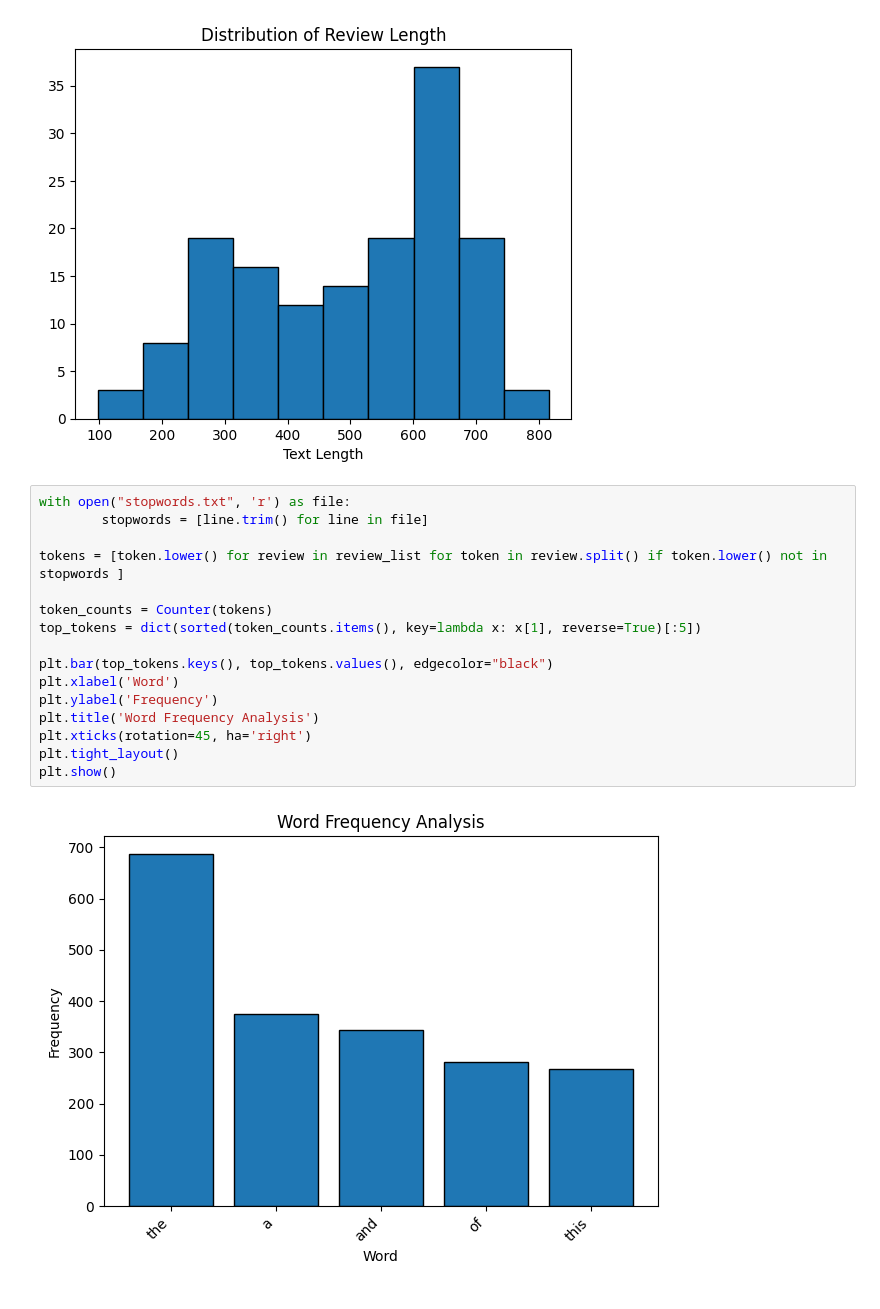
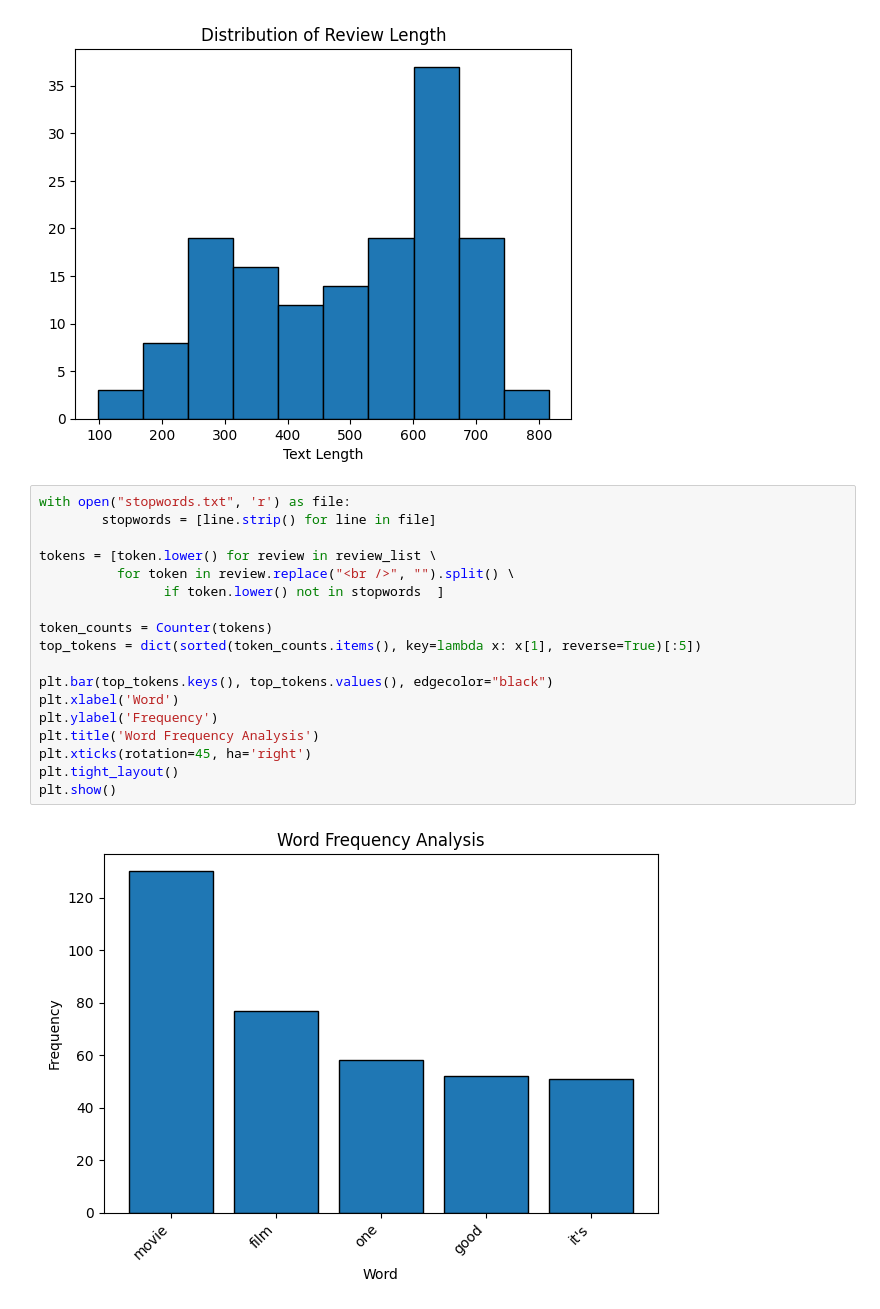
Before and after one commit to ALotov2000/imdb-data-analysis, a Jupyter notebook: CA7.ipynb, the cells around one changed output. Saved outputs shown, nothing was run; the diff lists cells and outputs as text.

Commit message:
feat: most repeated tokens are now plotted

```diff
--- a/CA7.ipynb
+++ b/CA7.ipynb
@@ -113,19 +142,21 @@ plt.show()
 [figure]
 # %%
 with open("stopwords.txt", 'r') as file:
-        stopwords = [line.trim() for line in file]
+        stopwords = [line.strip() for line in file]
 
-tokens = [token.lower() for review in review_list for token in review.split() if token.lower() not in stopwords ]
+tokens = [token.lower() for review in review_list \
+          for token in review.replace("<br />", "").split() \
+                if token.lower() not in stopwords  ]
 
 token_counts = Counter(tokens)
 top_tokens = dict(sorted(token_counts.items(), key=lambda x: x[1], reverse=True)[:5])
 
 plt.bar(top_tokens.keys(), top_tokens.values(), edgecolor="black")
 plt.xlabel('Word')
 plt.ylabel('Frequency')
 plt.title('Word Frequency Analysis')
 plt.xticks(rotation=45, ha='right')
 plt.tight_layout()
 plt.show()
 # %% [output]
-[figure, old version]
+[figure, new version]
```
Also changed, not shown: parts of 4 cells of this notebook.
